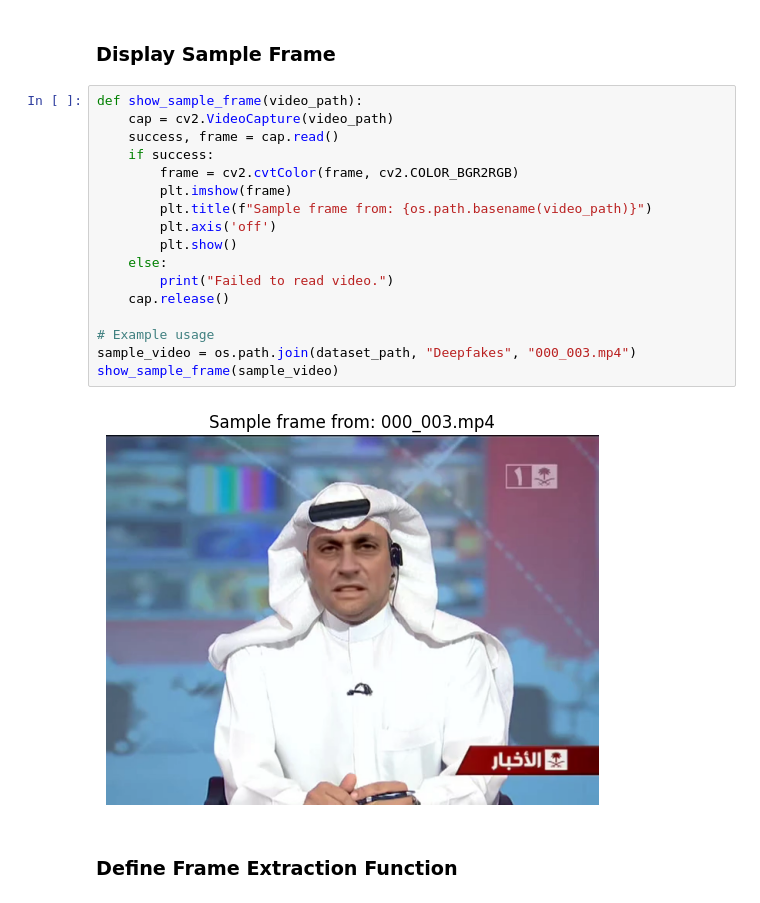
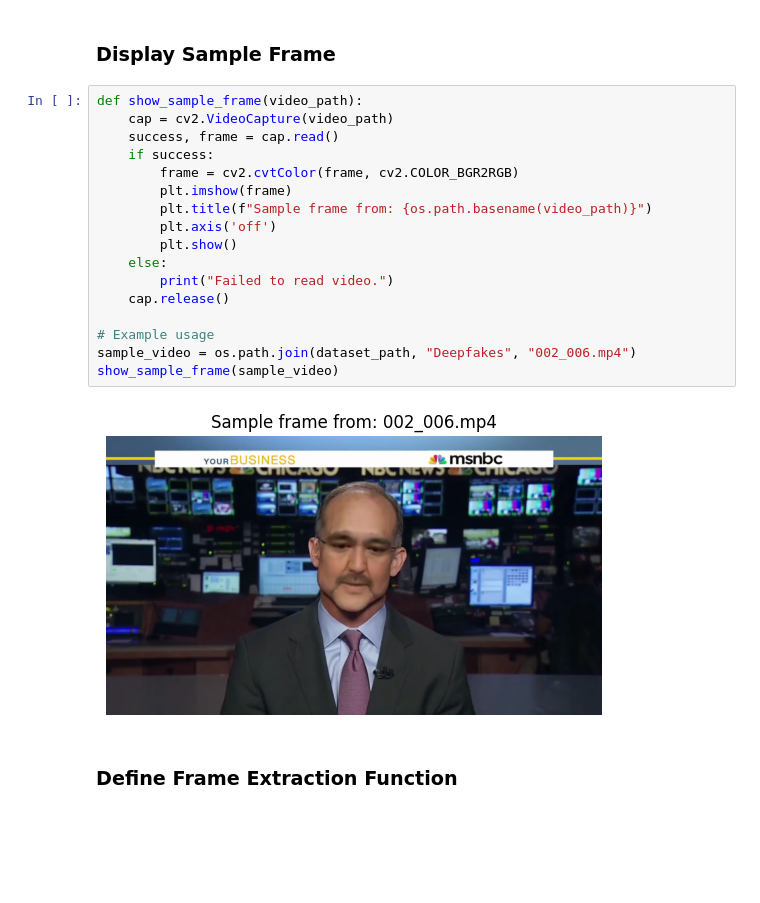
Before and after one commit to Tishan-001/deepfake-detection-model, a Jupyter notebook: DeepFakeDetection.ipynb, the cells around one changed output. Drawn from its saved outputs; the diff is of its cells as text; blank space fills up the shorter version.

```diff
--- a/DeepFakeDetection.ipynb
+++ b/DeepFakeDetection.ipynb
@@ -186,22 +187,22 @@ Deepfakes
 # %%
 def show_sample_frame(video_path):
     cap = cv2.VideoCapture(video_path)
     success, frame = cap.read()
     if success:
         frame = cv2.cvtColor(frame, cv2.COLOR_BGR2RGB)
         plt.imshow(frame)
         plt.title(f"Sample frame from: {os.path.basename(video_path)}")
         plt.axis('off')
         plt.show()
     else:
         print("Failed to read video.")
     cap.release()
 
 # Example usage
-sample_video = os.path.join(dataset_path, "Deepfakes", "000_003.mp4")
+sample_video = os.path.join(dataset_path, "Deepfakes", "002_006.mp4")
 show_sample_frame(sample_video)
 # %% [output]
-[figure, old version]
+[figure, new version]
 # %% [markdown]
 ### Define Frame Extraction Function
 # %%
```
Also changed, not shown: parts of 13 cells of this notebook.
